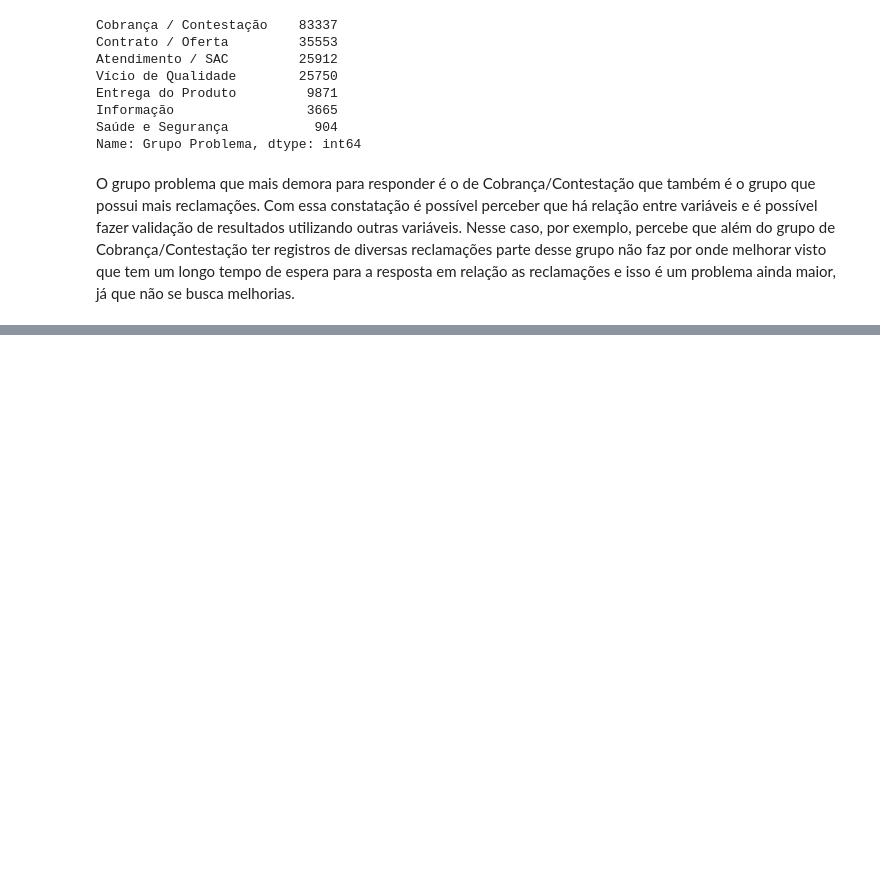
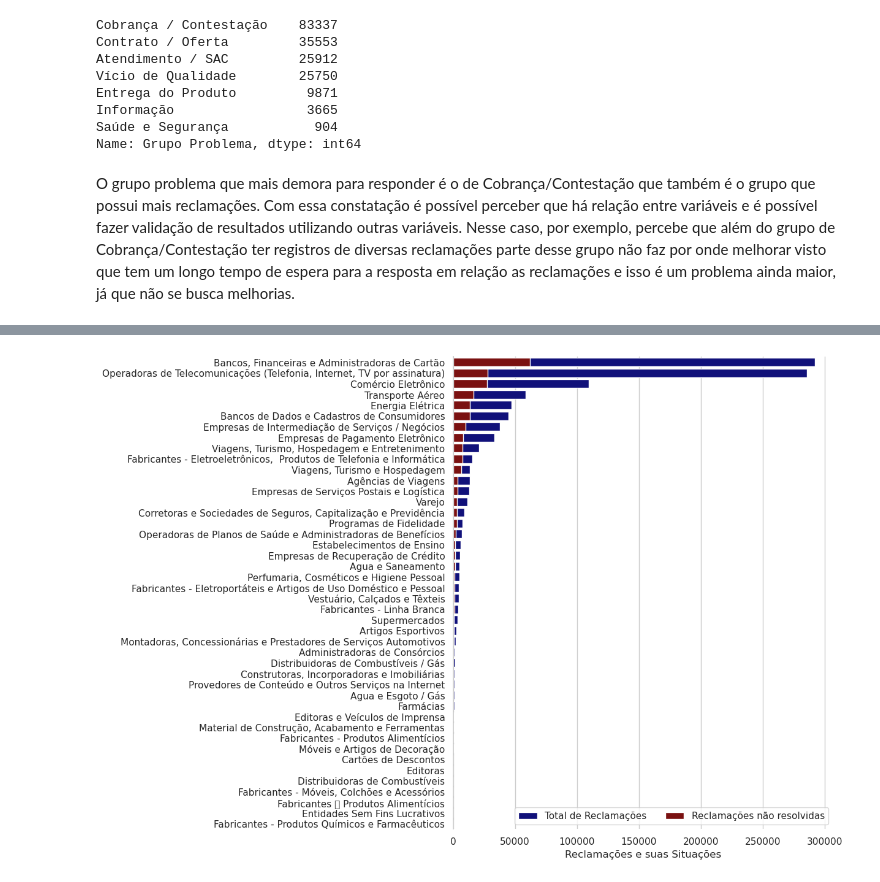
Before and after one commit to renatagsr/projetos, a Jupyter notebook: Análise de Dados/EDA.ipynb, the cells around one changed output, grey strips where cells are left out. Cells and saved outputs as stored; diff of their text form; code cells hidden in the pictures; blank space fills up the shorter version.

```diff
--- a/Análise de Dados/EDA.ipynb
+++ b/Análise de Dados/EDA.ipynb
@@ -529,0 +534,10 @@ O grupo problema que mais demora para responder é o de Cobrança/Contestação
+# %%
+x = datasets_2020['Segmento de Mercado'].value_counts()
+
+#Filtrando os segmentos de mercado com mais de 20 reclamações
+x = x[x > 20]
+# %%
+df = datasets_2020[datasets_2020['Segmento de Mercado'].isin(x.keys())] #Exclui as empresas que não fazem parte da condição desejadas
+df = df[df['Avaliação Reclamação'] == 'Não Resolvida']
+x1 = df['Segmento de Mercado'].value_counts()
+x1
@@ -529,0 +562,16 @@ O grupo problema que mais demora para responder é o de Cobrança/Contestação
+# %%
+sns.set(style='whitegrid')
+
+f, ax = plt.subplots(figsize = (8, 10))
+
+sns.set_color_codes('pastel')
+sns.barplot(x=x.values, y=x.keys(), label = 'Total de Reclamações', color = 'darkblue')
+
+sns.set_color_codes('muted')
+sns.barplot(x=x1.values, y=x1.keys(), label = 'Reclamações não resolvidas', color = 'darkred')
+
+ax.legend(ncol=2, loc='lower right', frameon = True)
+ax.set(ylabel='', xlabel='Reclamações e suas Situações')
+sns.despine(left=False, bottom = True)
+# %% [output]
+[figure, added]
```
Also changed, not shown: parts of 5 cells of this notebook.
